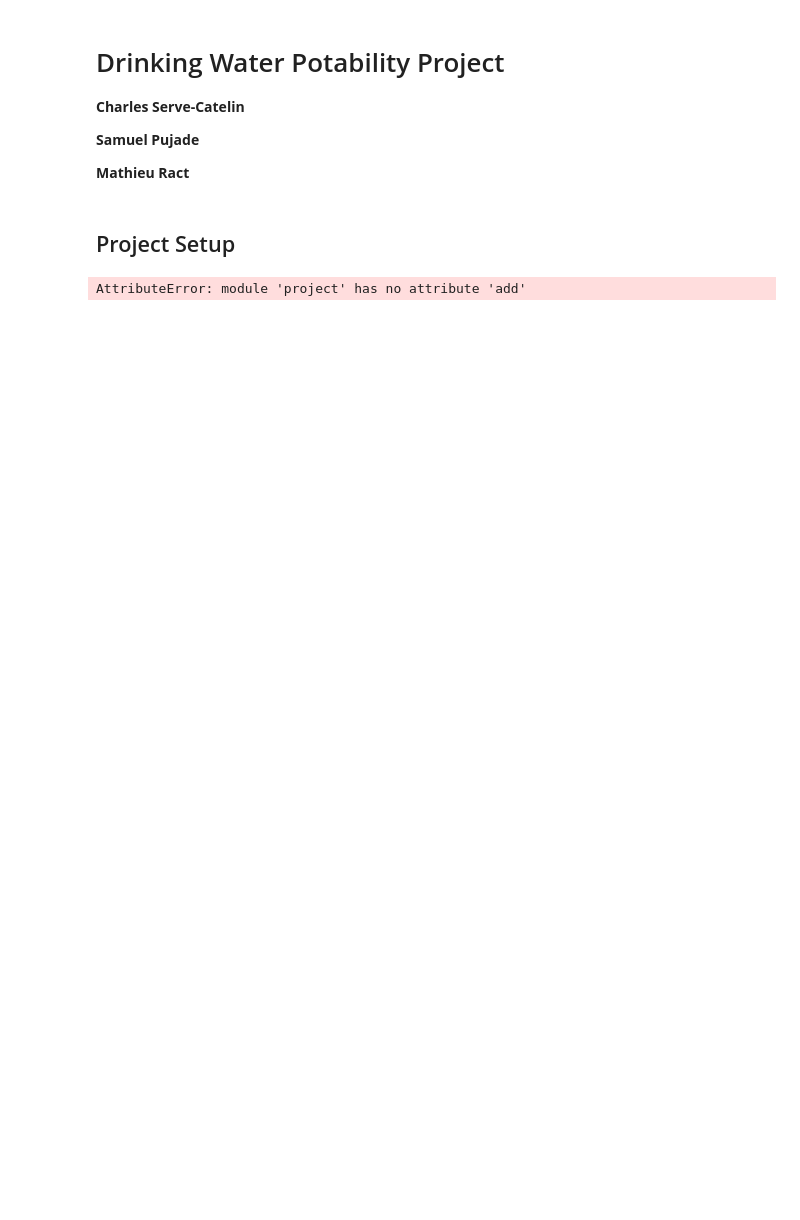
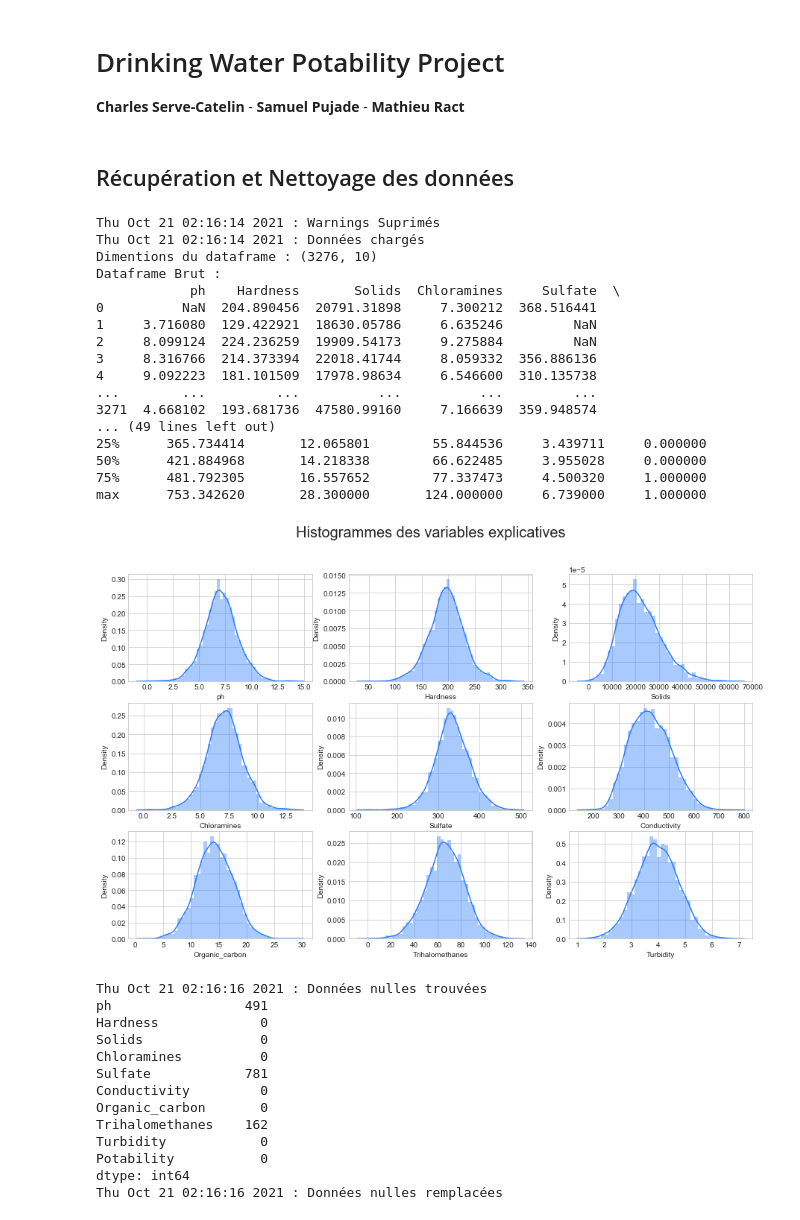
Before and after one commit to matrac73/Drinking_Water_Potability, a Jupyter notebook: drinking_water_potability.ipynb, the cells around one changed output. Cells and saved outputs as stored; diff of their text form; code cells hidden in the pictures; blank space fills up the shorter version.

```diff
--- a/drinking_water_potability.ipynb
+++ b/drinking_water_potability.ipynb
@@ -1,16 +1,48 @@
 # %% [markdown]
 # Drinking Water Potability Project
 
-**Charles Serve-Catelin**
-
-**Samuel Pujade**
-
-**Mathieu Ract**
+**Charles Serve-Catelin** - **Samuel Pujade** - **Mathieu Ract**
-# %% [markdown]
-## Project Setup
-# %%
-import project
-project.add(1,3)
-project.eviter_warnings()
-# %% [output]
-AttributeError: module 'project' has no attribute 'add'
+# %% [markdown]
+## Récupération et Nettoyage des données
+# %%
+import project
+from importlib import reload
+reload(project)
+
+project.avoid_warnings()
+project.load_data("./data/drinking_water_potability.csv", disp=True)
+project.display_explanatory_variables(disp=True)
+project.check_null_values(disp=True)
+project.cleaning_dataset()
+# %% [output]
+Thu Oct 21 02:16:14 2021 : Warnings Suprimés
+Thu Oct 21 02:16:14 2021 : Données chargés
+Dimentions du dataframe : (3276, 10)
+Dataframe Brut :
+            ph    Hardness       Solids  Chloramines     Sulfate  \
+0          NaN  204.890456  20791.31898     7.300212  368.516441
+1     3.716080  129.422921  18630.05786     6.635246         NaN
+2     8.099124  224.236259  19909.54173     9.275884         NaN
+3     8.316766  214.373394  22018.41744     8.059332  356.886136
+4     9.092223  181.101509  17978.98634     6.546600  310.135738
+...        ...         ...          ...          ...         ...
+3271  4.668102  193.681736  47580.99160     7.166639  359.948574
+... (49 lines left out)
+25%      365.734414       12.065801        55.844536     3.439711     0.000000
+50%      421.884968       14.218338        66.622485     3.955028     0.000000
+75%      481.792305       16.557652        77.337473     4.500320     1.000000
+max      753.342620       28.300000       124.000000     6.739000     1.000000
+[figure, added]
+Thu Oct 21 02:16:16 2021 : Données nulles trouvées
+ph                 491
+Hardness             0
+Solids               0
+Chloramines          0
+Sulfate            781
+Conductivity         0
+Organic_carbon       0
+Trihalomethanes    162
+Turbidity            0
+Potability           0
+dtype: int64
+Thu Oct 21 02:16:16 2021 : Données nulles remplacées
```
Also changed, not shown: parts of 8 cells of this notebook, 1 other file.
